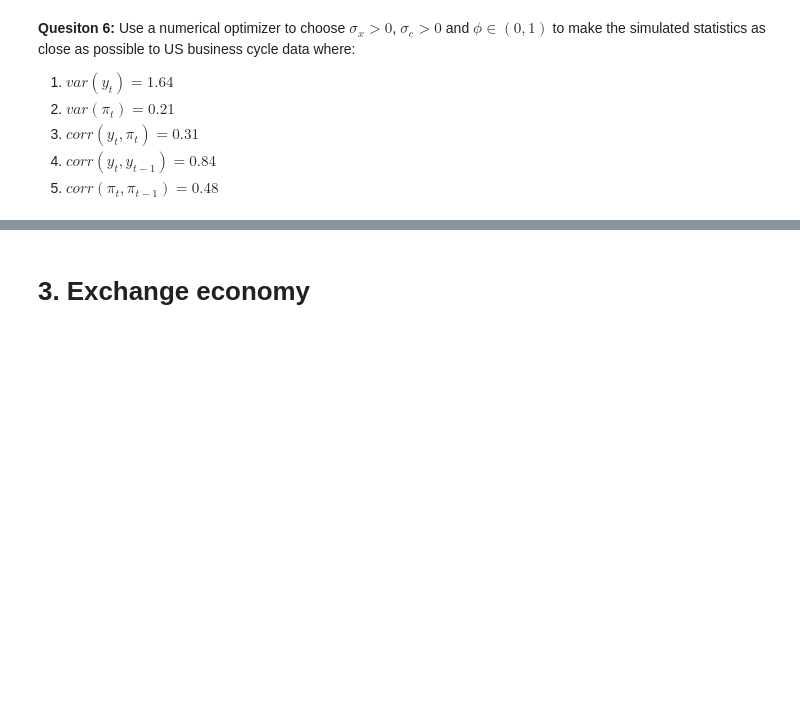
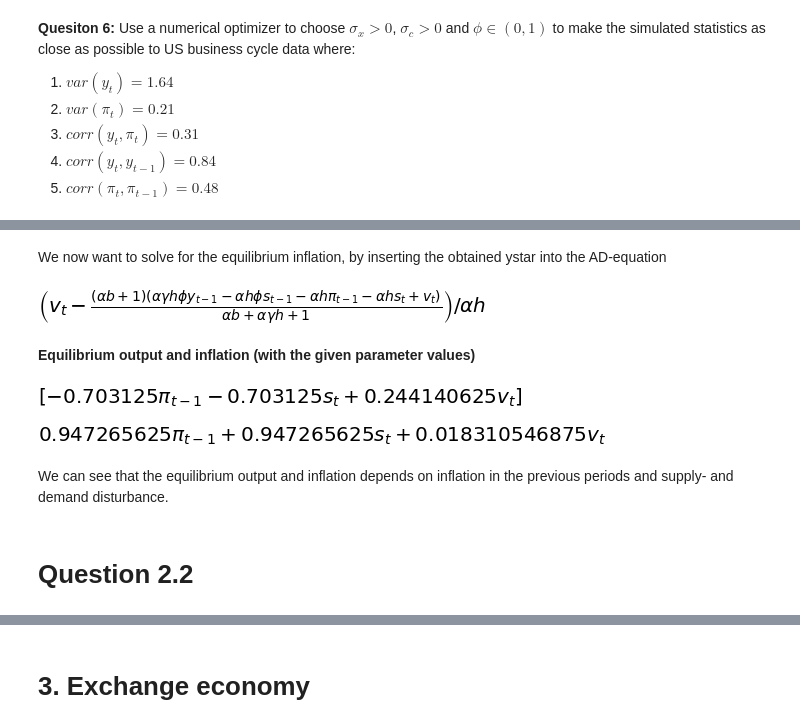
Before and after one commit to NumEconCopenhagen/projects-2019-tba, a Jupyter notebook: examproject/exam_2019.ipynb, the cells around one changed output, grey strips where cells are left out. Cells and saved outputs as stored; diff of their text form; code cells hidden in the pictures; blank space fills up the shorter version.

```diff
--- a/examproject/exam_2019.ipynb
+++ b/examproject/exam_2019.ipynb
@@ -463,0 +522,27 @@ par['sigma_c'] = 0.2
+# %% [markdown]
+We now want to solve for the equilibrium inflation, by inserting the obtained ystar into the AD-equation
+# %%
+#find inflation
+pitstar = 1/(h*alpha)*(vt-(1+b*alpha)*ytstar[0])
+pitstar
+# %% [output]
+[figure, added]
+# %% [markdown]
+**Equilibrium output and inflation (with the given parameter values)**
+# %%
+#find output
+AD1_SRAS1=sm.Eq(AD1,SRAS1)
+ytstar1=sm.solve(AD1_SRAS1, yt)
+ytstar1
+# %% [output]
+[figure, added]
+# %%
+#find inflation
+pitstar1 = 1/(par['h']*par['alpha'])*(vt-(1+par['b']*par['alpha'])*ytstar1[0])
+pitstar1
+# %% [output]
+[figure, added]
+# %% [markdown]
+We can see that the equilibrium output and inflation depends on inflation in the previous periods and supply- and demand disturbance.
+# %% [markdown]
+# Question 2.2
```
Also changed, not shown: parts of 72 cells of this notebook.
